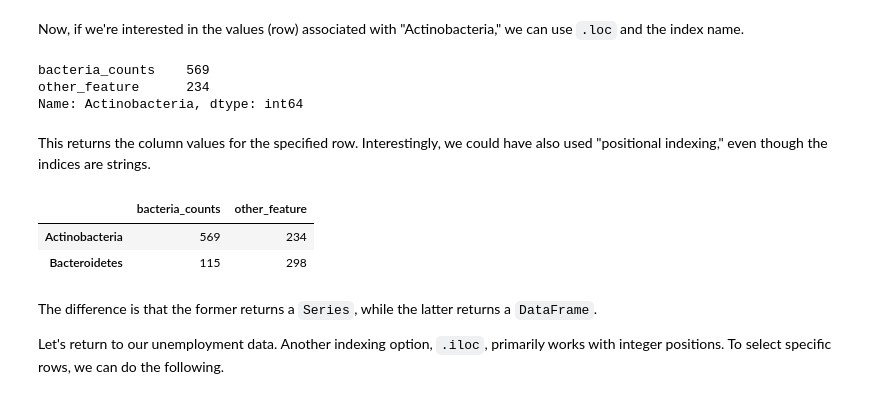
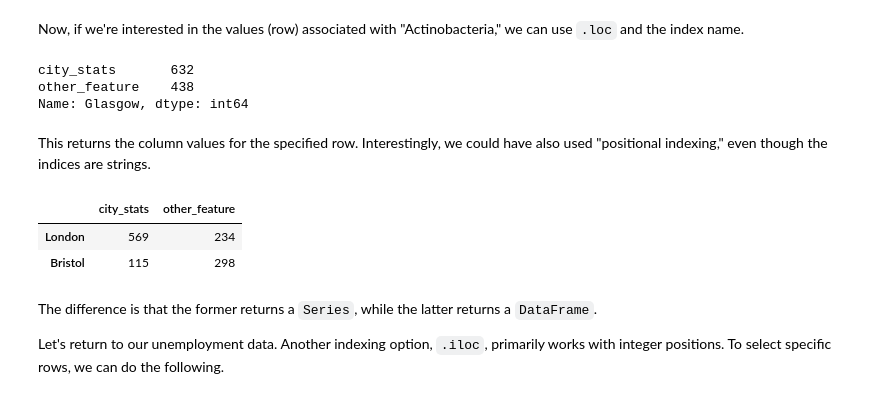
Before and after one commit to qszhao/PTUA2023, a Jupyter notebook: Lab05/Lecture05_Pandas.ipynb, the cells around one changed output. Cells and saved outputs as stored; diff of their text form; code cells hidden in the pictures.

```diff
--- a/Lab05/Lecture05_Pandas.ipynb
+++ b/Lab05/Lecture05_Pandas.ipynb
@@ -174,6 +174,6 @@ Let's create a `DataFrame` to see how this works. (This is based on an [example]
 # %%
-bacteria = pd.DataFrame({'bacteria_counts' : [632, 1638, 569, 115],
+city = pd.DataFrame({'city_stats' : [632, 1638, 569, 115],
                          'other_feature' : [438, 833, 234, 298]},
-                         index=['Firmicutes', 'Proteobacteria', 'Actinobacteria', 'Bacteroidetes'])
+                         index=['Glasgow', 'Edinburgh', 'London', 'Bristol'])
 # %% [markdown]
 Notice that we pass in a `dict`, where the keys correspond to column names and the values to the data. In this example, we've also set the indices&mdash;strings in this case&mdash;to be the taxon of each bacterium.
@@ -188,19 +188,19 @@ bacteria
 # %% [markdown]
 Now, if we're interested in the values (row) associated with "Actinobacteria," we can use `.loc` and the index name.
-# %%
-bacteria.loc['Actinobacteria']
-# %% [output]
-bacteria_counts    569
-other_feature      234
-Name: Actinobacteria, dtype: int64
+# %%
+city.loc['Glasgow']
+# %% [output]
+city_stats       632
+other_feature    438
+Name: Glasgow, dtype: int64
 # %% [markdown]
 This returns the column values for the specified row. Interestingly, we could have also used "positional indexing," even though the indices are strings.
 # %%
-bacteria[2:4]
+city[2:4]
 # %% [output]
-|  | bacteria_counts | other_feature |
-| Actinobacteria | 569 | 234 |
-| Bacteroidetes | 115 | 298 |
+|  | city_stats | other_feature |
+| London | 569 | 234 |
+| Bristol | 115 | 298 |
 # %% [markdown]
 The difference is that the former returns a `Series`, while the latter returns a `DataFrame`.
 
```
Also changed, not shown: parts of 12 cells of this notebook.
